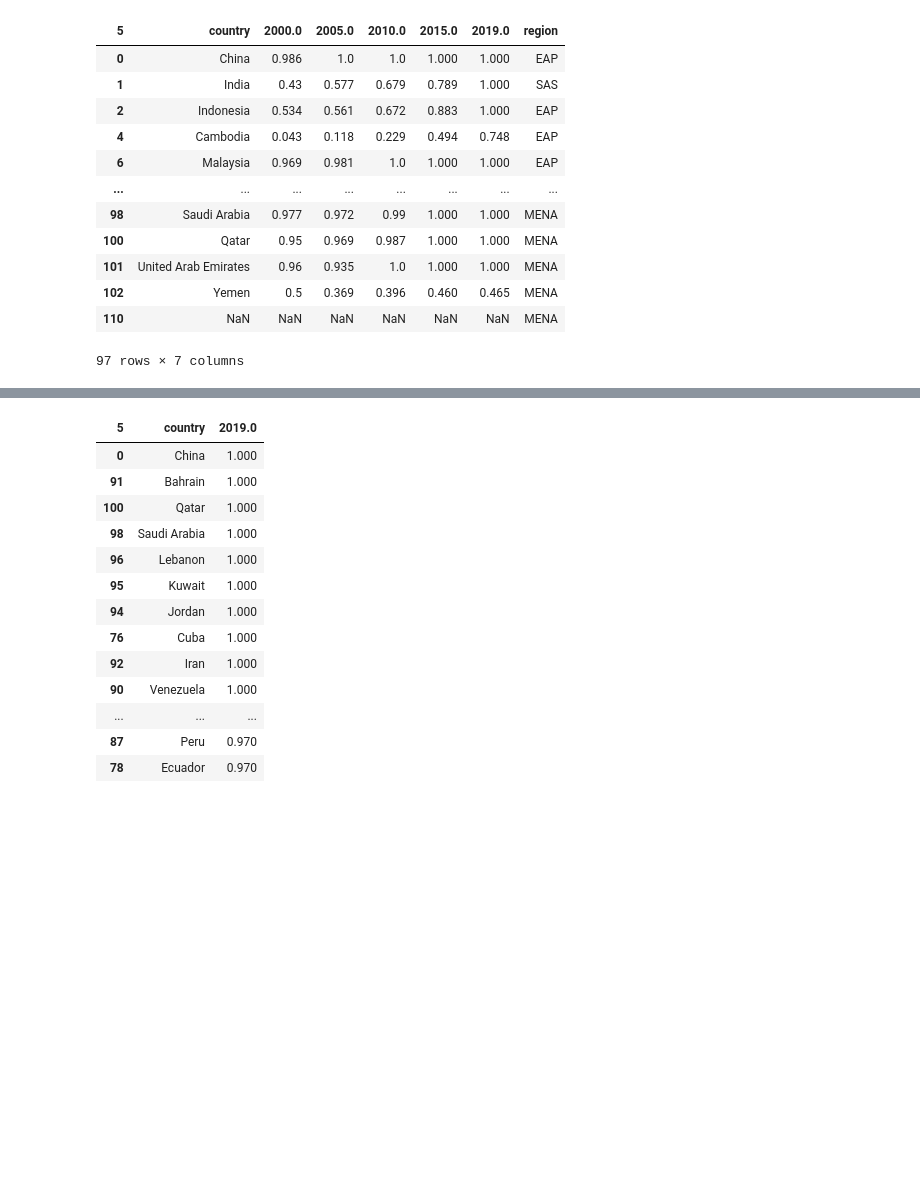
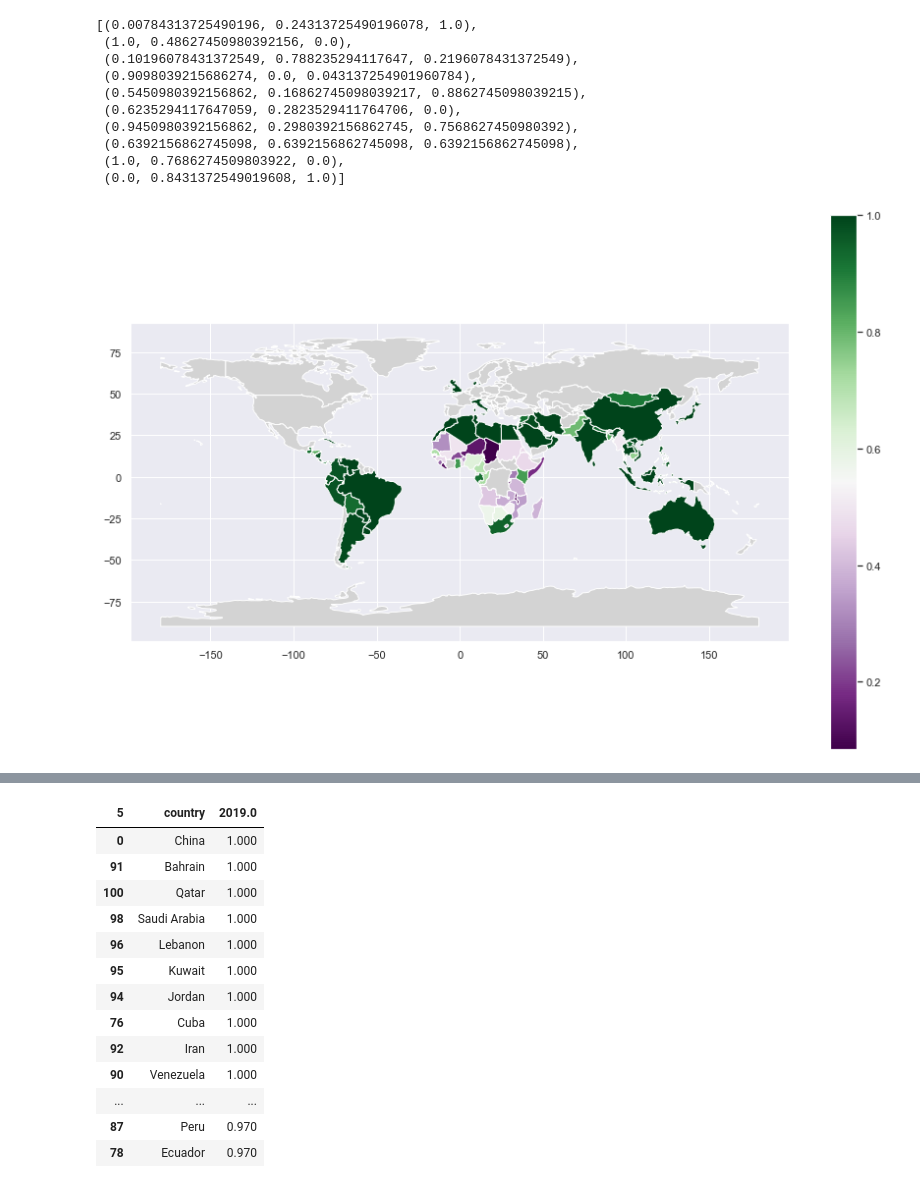
Before and after one commit to bukanif/CYPLAN255-1, a Jupyter notebook: green_remitt/Access to Electricity.ipynb, the cells around one changed output, grey strips where cells are left out. Drawn from its saved outputs; the diff is of its cells as text; code cells hidden in the pictures; blank space fills up the shorter version.

```diff
--- a/green_remitt/Access to Electricity.ipynb
+++ b/green_remitt/Access to Electricity.ipynb
@@ -206,9 +193,7 @@ world.plot()
 [figure]
 # %%
-world
 global_ae
 world = world.rename(columns={'name':'country'})
-world.country
-new_world = pd.merge(world, global_ae, on='country', how='right')
-new_world.plot(column=2019.0)
+new_world = pd.merge(world, global_ae, on='country', how='left')
+new_world
 # %% [output]
@@ -217,16 +213,18 @@ new_world.plot(column=2019.0)
-# %%
-global_ae
-# %% [output]
-| 5 | country | 2000.0 | 2005.0 | 2010.0 | 2015.0 | 2019.0 | region |
-| 0 | China | 0.986 | 1.0 | 1.0 | 1.000 | 1.000 | EAP |
-| 1 | India | 0.43 | 0.577 | 0.679 | 0.789 | 1.000 | SAS |
-| 2 | Indonesia | 0.534 | 0.561 | 0.672 | 0.883 | 1.000 | EAP |
-| 4 | Cambodia | 0.043 | 0.118 | 0.229 | 0.494 | 0.748 | EAP |
-| 6 | Malaysia | 0.969 | 0.981 | 1.0 | 1.000 | 1.000 | EAP |
-| ... | ... | ... | ... | ... | ... | ... | ... |
-| 98 | Saudi Arabia | 0.977 | 0.972 | 0.99 | 1.000 | 1.000 | MENA |
-| 100 | Qatar | 0.95 | 0.969 | 0.987 | 1.000 | 1.000 | MENA |
-| 101 | United Arab Emirates | 0.96 | 0.935 | 1.0 | 1.000 | 1.000 | MENA |
-| 102 | Yemen | 0.5 | 0.369 | 0.396 | 0.460 | 0.465 | MENA |
-| 110 | NaN | NaN | NaN | NaN | NaN | NaN | MENA |
-97 rows × 7 columns
+# %%
+import seaborn as sns
+sns.set(style="darkgrid")
+palette = sns.color_palette("bright", 10)
+new_world.plot(column=2019, cmap='PRGn', legend=True, figsize=(15,10), missing_kwds={'color': 'lightgrey'})
+palette
+# %% [output]
+[(0.00784313725490196, 0.24313725490196078, 1.0),
+ (1.0, 0.48627450980392156, 0.0),
+ (0.10196078431372549, 0.788235294117647, 0.2196078431372549),
+ (0.9098039215686274, 0.0, 0.043137254901960784),
+ (0.5450980392156862, 0.16862745098039217, 0.8862745098039215),
+ (0.6235294117647059, 0.2823529411764706, 0.0),
+ (0.9450980392156862, 0.2980392156862745, 0.7568627450980392),
+ (0.6392156862745098, 0.6392156862745098, 0.6392156862745098),
+ (1.0, 0.7686274509803922, 0.0),
+ (0.0, 0.8431372549019608, 1.0)]
+[figure, added]
```
Also changed, not shown: parts of 15 cells of this notebook, 1 other file.
